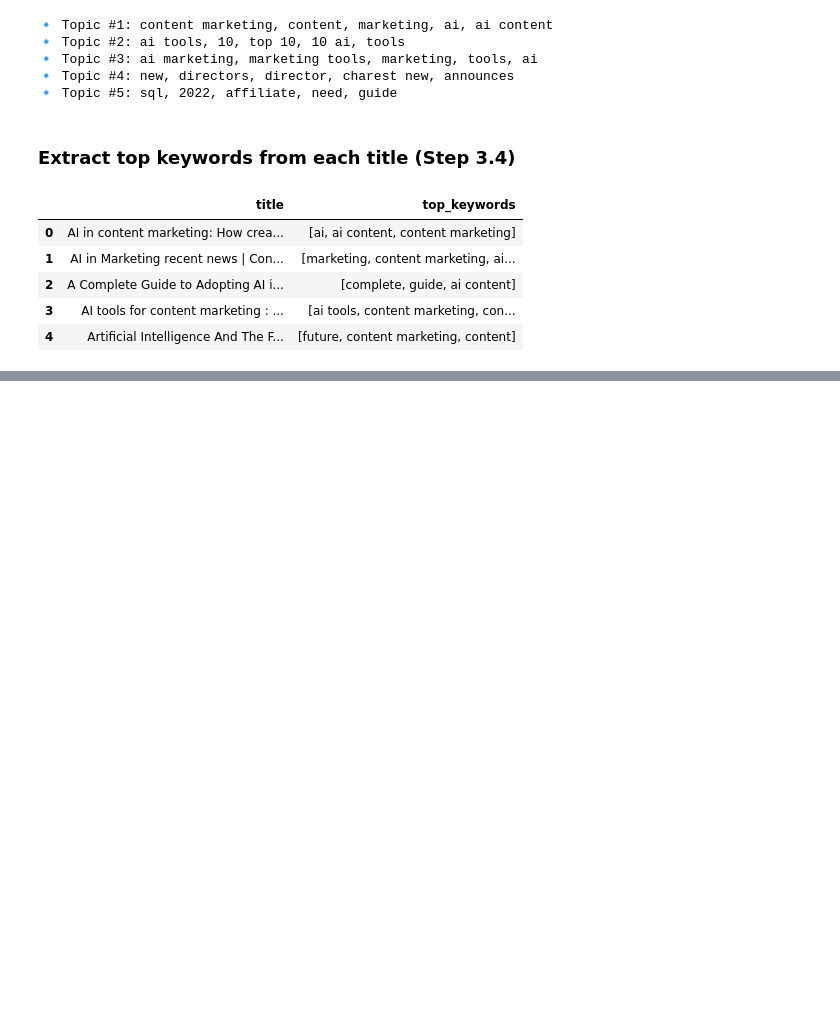
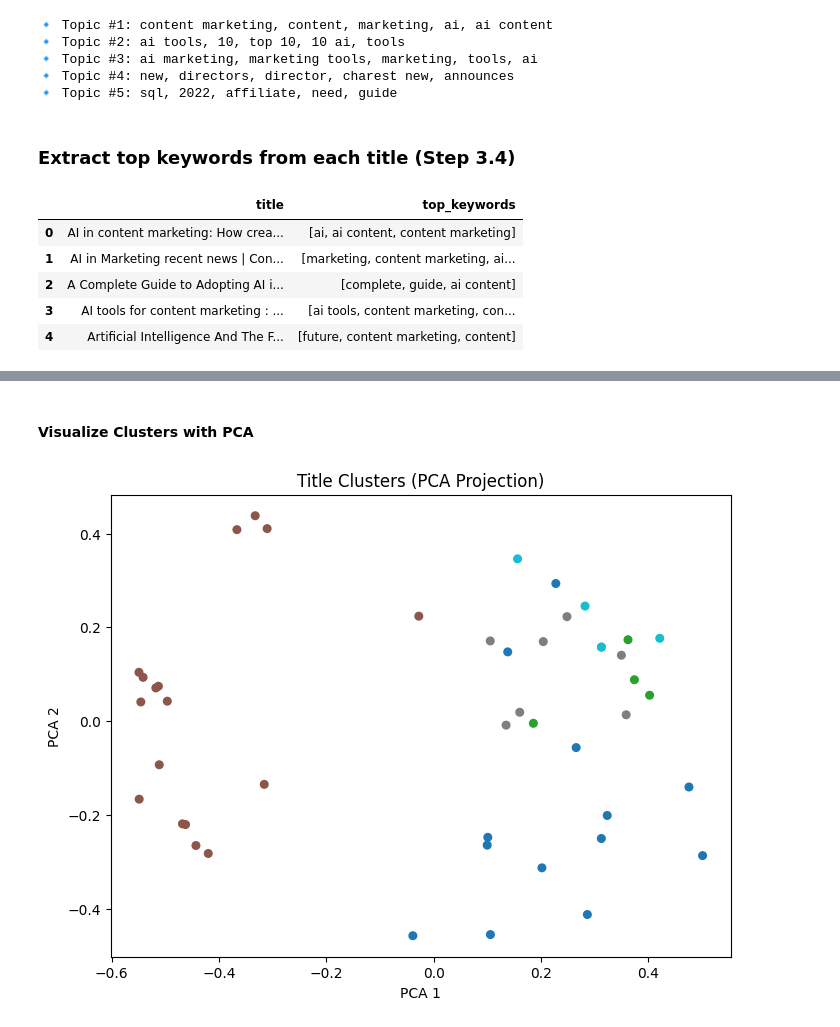
Before and after one commit to vinovator/content-marketing-agent, a Jupyter notebook: notebooks/02_content_analysis.ipynb, the cells around one changed output, grey strips where cells are left out. Cells and saved outputs as stored; diff of their text form; code cells hidden in the pictures; blank space fills up the shorter version.

```diff
--- a/notebooks/02_content_analysis.ipynb
+++ b/notebooks/02_content_analysis.ipynb
@@ -254,0 +432,15 @@ combined_df[["title", "top_keywords"]].head()
+# %%
+# Load pre-trained sentence transformer model
+model = SentenceTransformer("all-MiniLM-L6-v2")
+
+# Generate embedding for each title
+# Converts each title (sentence) into a 384-dimensional vector
+# Unlike TF-IDF, these capture context and semantics. e.g "AI in marketing" and "marketing with AI tools" will have similar vectors
+embeddings = model.encode(combined_df["title"].tolist(), show_progress_bar=True)
+
+# Cluster with kMeans
+n_clusters = 5 # Every title is assigned a cluster number e.g. (0-4)
+kmeans = KMeans(n_clusters=n_clusters, random_state=42)
+combined_df["cluster"] = kmeans.fit_predict(embeddings)
+
+combined_df.head()
@@ -254,0 +485,15 @@ combined_df[["title", "top_keywords"]].head()
+# %% [markdown]
+#### Visualize Clusters with PCA
+# %%
+# Reduce dimensions for plotting
+pca = PCA(n_components=2)
+reduced = pca.fit_transform(embeddings)
+
+plt.figure(figsize=(8, 6))
+plt.scatter(reduced[:, 0], reduced[:, 1], c=combined_df["cluster"], cmap="tab10", s=30)
+plt.title("Title Clusters (PCA Projection)")
+plt.xlabel("PCA 1")
+plt.ylabel("PCA 2")
+plt.show()
+# %% [output]
+[figure, added]
```
Also changed, not shown: parts of 32 cells of this notebook.
